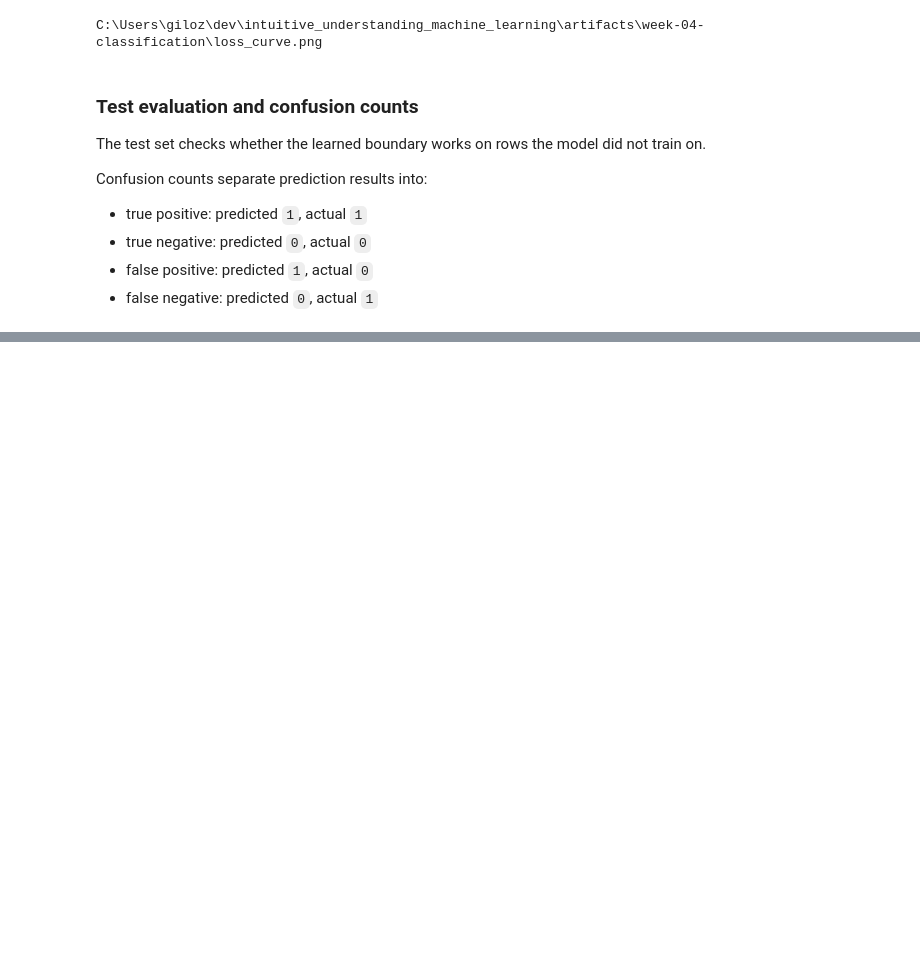
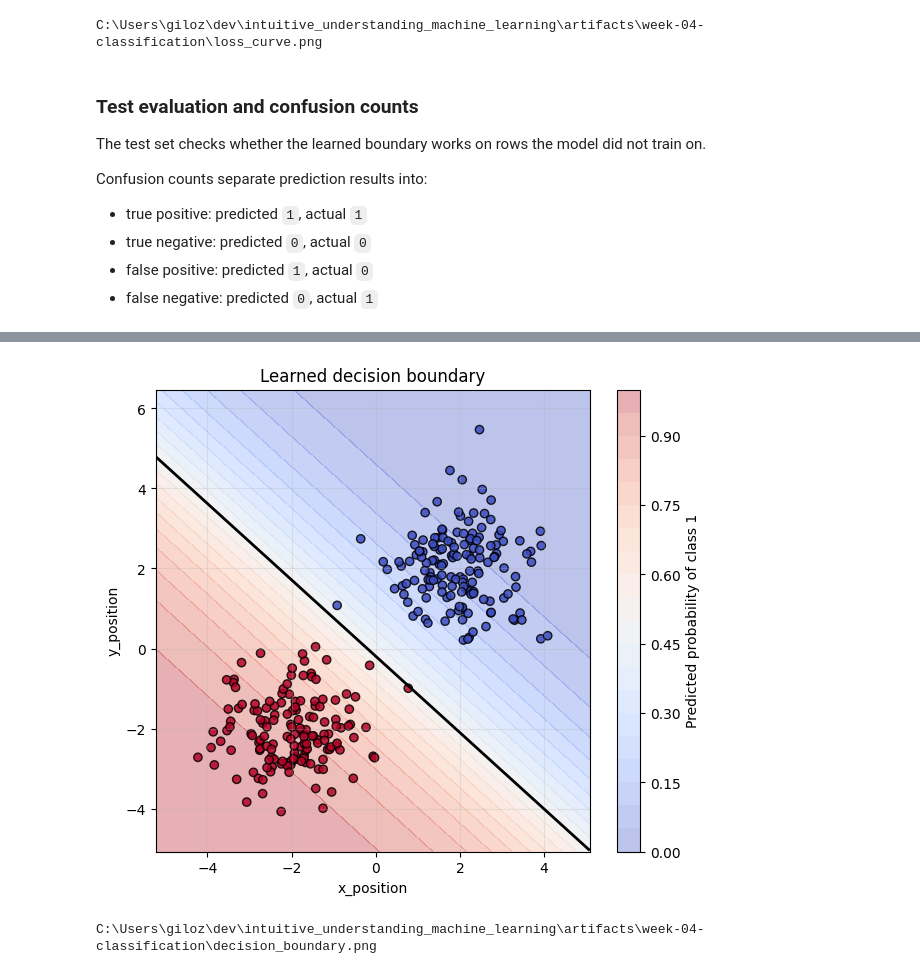
Before and after one commit to majorgilles/intuitive_understanding_machine_learning, a Jupyter notebook: weeks/week-04-classification/train_2d_classifier.ipynb, the cells around one changed output, grey strips where cells are left out. Drawn from its saved outputs; the diff is of its cells as text; code cells hidden in the pictures; blank space fills up the shorter version.

```diff
--- a/weeks/week-04-classification/train_2d_classifier.ipynb
+++ b/weeks/week-04-classification/train_2d_classifier.ipynb
@@ -474 +474,64 @@ print(confusion_counts_path)
 C:\Users\giloz\dev\intuitive_understanding_machine_learning\artifacts\week-04-classification\confusion_counts.json
+# %%
+boundary_path = project_root / "artifacts" / "week-04-classification" / "decision_boundary.png"
+
+x_min = float(points["x_position"].min()) - 1.0
+x_max = float(points["x_position"].max()) + 1.0
+y_min = float(points["y_position"].min()) - 1.0
+y_max = float(points["y_position"].max()) + 1.0
+
+grid_x, grid_y = np.meshgrid(
+   np.linspace(x_min, x_max, 200),
+   np.linspace(y_min, y_max, 200),
+)
+
+grid_points = np.column_stack([grid_x.ravel(), grid_y.ravel()])
+grid_tensor = torch.tensor(grid_points, dtype=torch.float32)
+
+model.eval()
+with torch.no_grad():
+   grid_logits = model(grid_tensor)
+   grid_probabilities = torch.sigmoid(grid_logits).reshape(grid_x.shape)
+
+figure, axis = plt.subplots(figsize=(7, 6))
+
+boundary = axis.contourf(
+   grid_x,
+   grid_y,
+   grid_probabilities.numpy(),
+   levels=20,
+   cmap="coolwarm",
+   alpha=0.35,
+)
+
+axis.scatter(
+   points["x_position"],
+   points["y_position"],
+   c=points["class_label"],
+   cmap="coolwarm",
+   edgecolors="black",
+   alpha=0.85,
+)
+
+axis.contour(
+   grid_x,
+   grid_y,
+   grid_probabilities.numpy(),
+   levels=[0.5],
+   colors="black",
+   linewidths=2,
+)
+
+axis.set_title("Learned decision boundary")
+axis.set_xlabel("x_position")
+axis.set_ylabel("y_position")
+axis.grid(True, alpha=0.25)
+
+figure.colorbar(boundary, ax=axis, label="Predicted probability of class 1")
+figure.savefig(boundary_path, dpi=150, bbox_inches="tight")
+plt.show()
+
+print(boundary_path)
+# %% [output]
+[figure, added]
+C:\Users\giloz\dev\intuitive_understanding_machine_learning\artifacts\week-04-classification\decision_boundary.png
```
Also changed, not shown: parts of 3 cells of this notebook, 1 other file.
